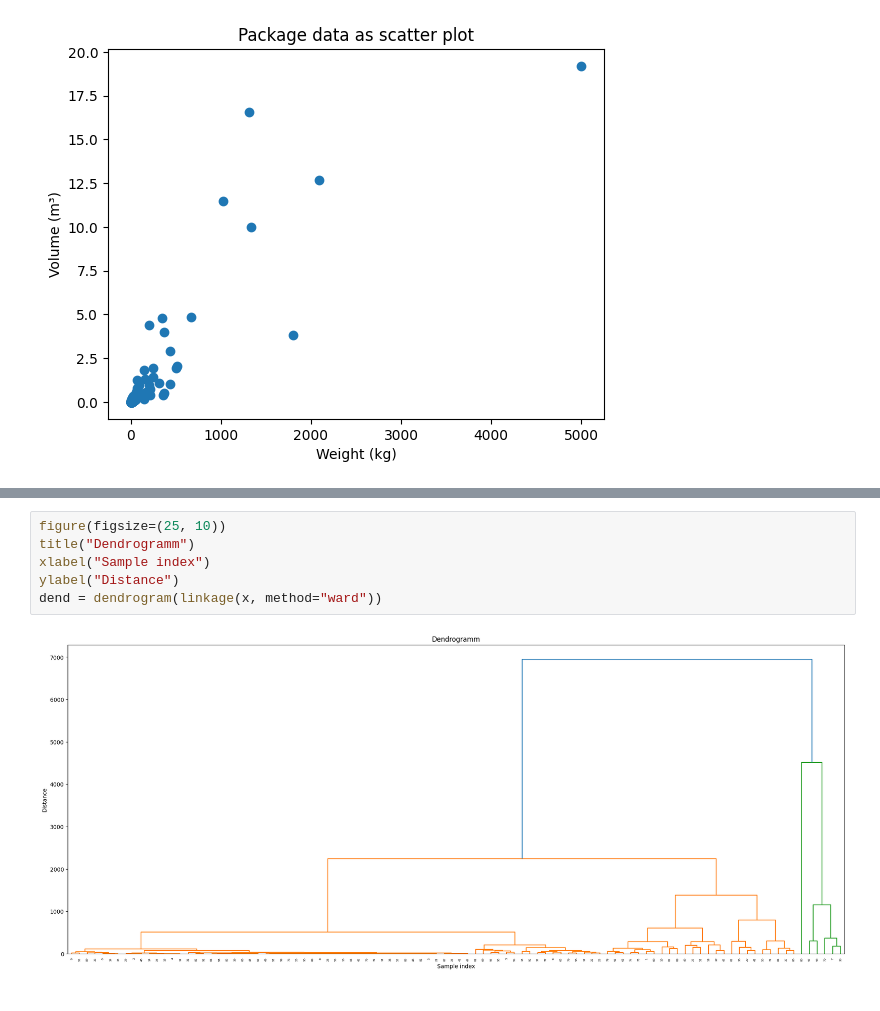
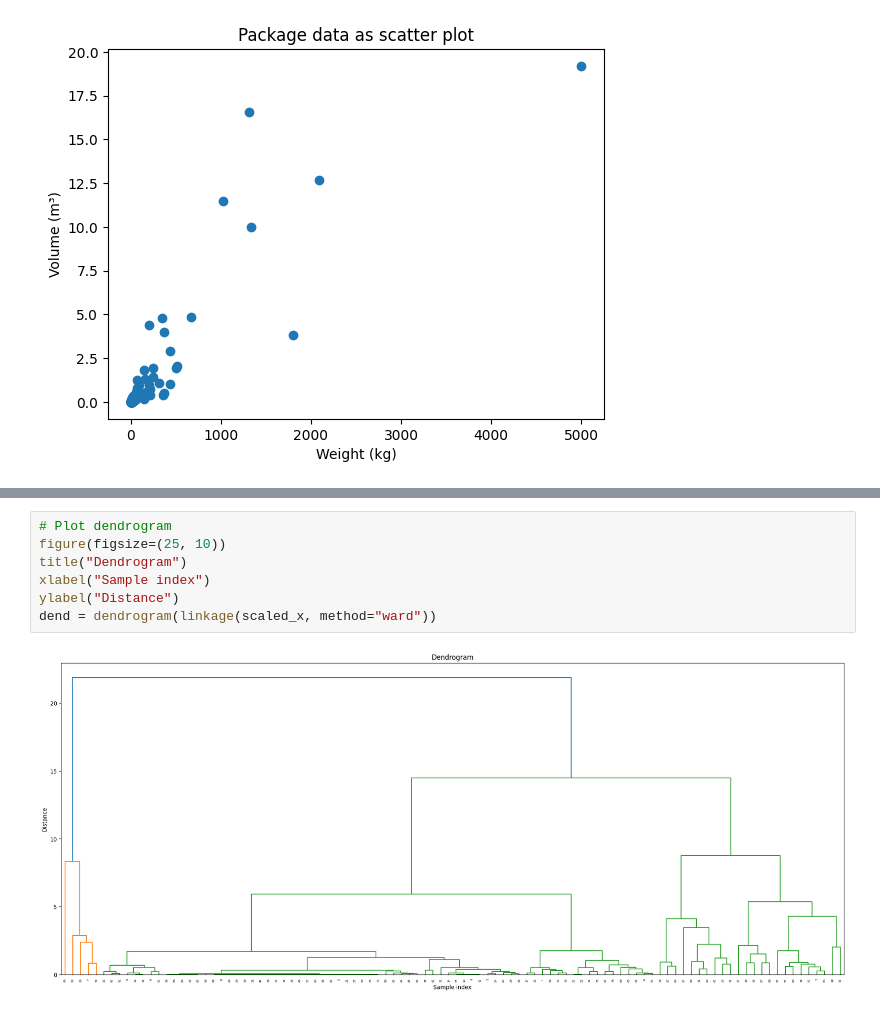
Before and after one commit to FrankCastlepancakes/ClusteringScikitLearn, a Jupyter notebook: notebook.ipynb, the cells around one changed output, grey strips where cells are left out. Saved outputs shown, nothing was run; the diff lists cells and outputs as text.

```diff
--- a/notebook.ipynb
+++ b/notebook.ipynb
@@ -77,9 +101,10 @@ Text(0, 0.5, 'Volume (m³)')
 # %%
+# Plot dendrogram
 figure(figsize=(25, 10))
-title("Dendrogramm")
+title("Dendrogram")
 xlabel("Sample index")
 ylabel("Distance")
-dend = dendrogram(linkage(x, method="ward"))
+dend = dendrogram(linkage(scaled_x, method="ward"))
 # %% [output]
-[figure, old version]
+[figure, new version]
 # %%
```
Also changed, not shown: parts of 12 cells of this notebook, 2 other files.
